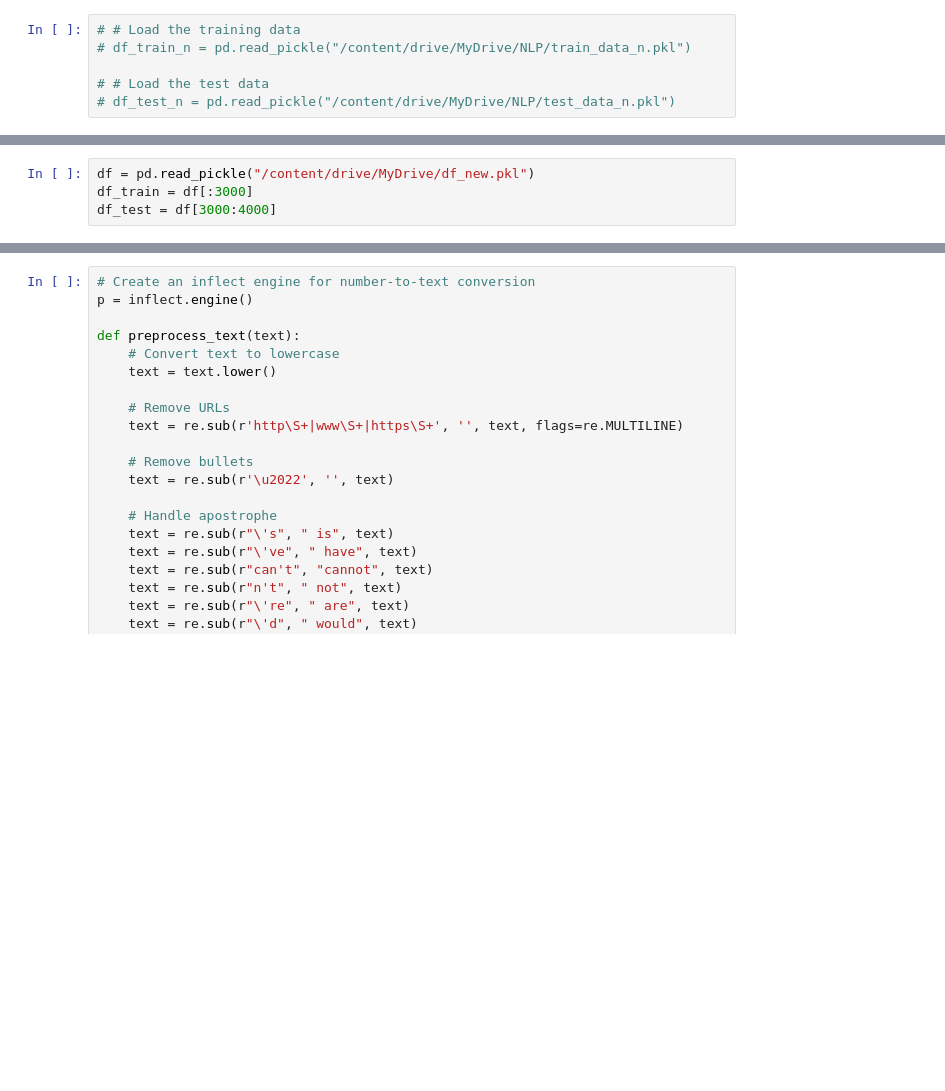
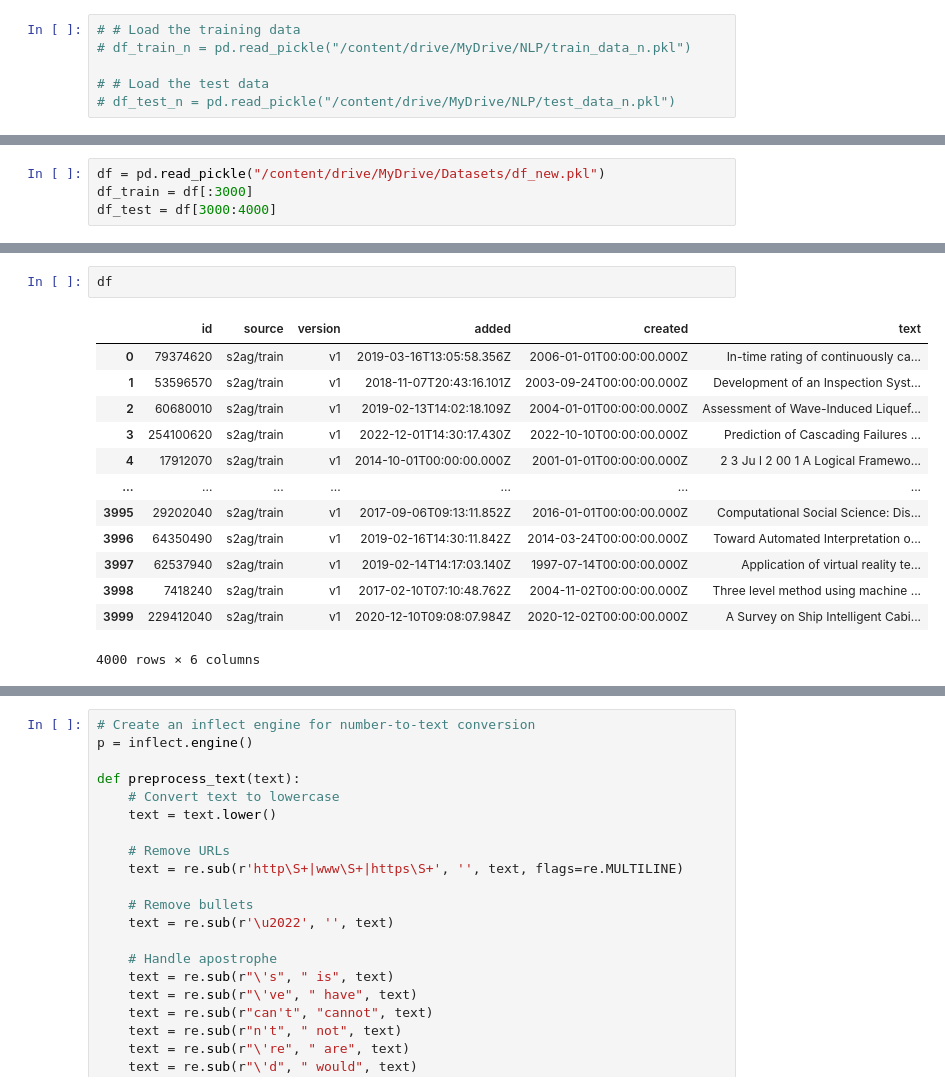
Before and after one commit to purvi202211023/IT555-Deep-Neural-NLP, a Jupyter notebook: Deep_Neural_NLP.ipynb, the cells around one changed output, grey strips where cells are left out. Cells and saved outputs as stored; diff of their text form; blank space fills up the shorter version.

```diff
--- a/Deep_Neural_NLP.ipynb
+++ b/Deep_Neural_NLP.ipynb
@@ -38,4 +57,4 @@ Drive already mounted at /content/drive; to attempt to forcibly remount, call dr
 # %%
-df = pd.read_pickle("/content/drive/MyDrive/df_new.pkl")
+df = pd.read_pickle("/content/drive/MyDrive/Datasets/df_new.pkl")
 df_train = df[:3000]
 df_test = df[3000:4000]
@@ -57,0 +61,16 @@ df_train
+# %%
+df
+# %% [output]
+|  | id | source | version | added | created | text |
+| 0 | 79374620 | s2ag/train | v1 | 2019-03-16T13:05:58.356Z | 2006-01-01T00:00:00.000Z | In-time rating of continuously ca... |
+| 1 | 53596570 | s2ag/train | v1 | 2018-11-07T20:43:16.101Z | 2003-09-24T00:00:00.000Z | Development of an Inspection Syst... |
+| 2 | 60680010 | s2ag/train | v1 | 2019-02-13T14:02:18.109Z | 2004-01-01T00:00:00.000Z | Assessment of Wave-Induced Liquef... |
+| 3 | 254100620 | s2ag/train | v1 | 2022-12-01T14:30:17.430Z | 2022-10-10T00:00:00.000Z | Prediction of Cascading Failures ... |
+| 4 | 17912070 | s2ag/train | v1 | 2014-10-01T00:00:00.000Z | 2001-01-01T00:00:00.000Z | 2 3 Ju l 2 00 1 A Logical Framewo... |
+| ... | ... | ... | ... | ... | ... | ... |
+| 3995 | 29202040 | s2ag/train | v1 | 2017-09-06T09:13:11.852Z | 2016-01-01T00:00:00.000Z | Computational Social Science: Dis... |
+| 3996 | 64350490 | s2ag/train | v1 | 2019-02-16T14:30:11.842Z | 2014-03-24T00:00:00.000Z | Toward Automated Interpretation o... |
+| 3997 | 62537940 | s2ag/train | v1 | 2019-02-14T14:17:03.140Z | 1997-07-14T00:00:00.000Z | Application of virtual reality te... |
+| 3998 | 7418240 | s2ag/train | v1 | 2017-02-10T07:10:48.762Z | 2004-11-02T00:00:00.000Z | Three level method using machine ... |
+| 3999 | 229412040 | s2ag/train | v1 | 2020-12-10T09:08:07.984Z | 2020-12-02T00:00:00.000Z | A Survey on Ship Intelligent Cabi... |
+4000 rows × 6 columns
```
Also changed, not shown: parts of 38 cells of this notebook.
